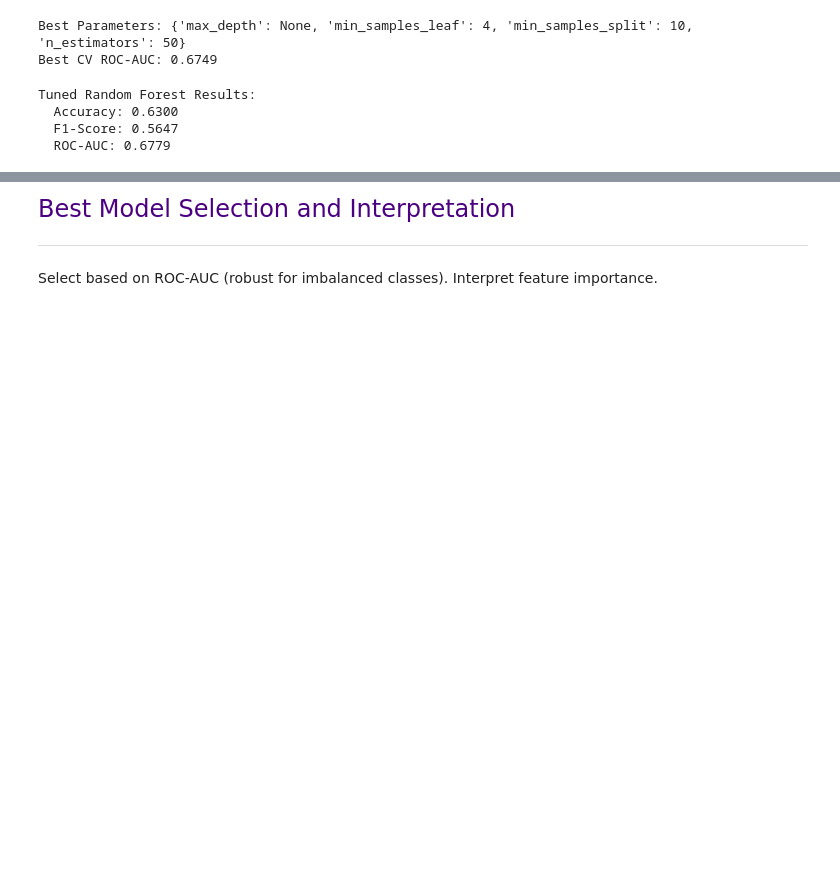
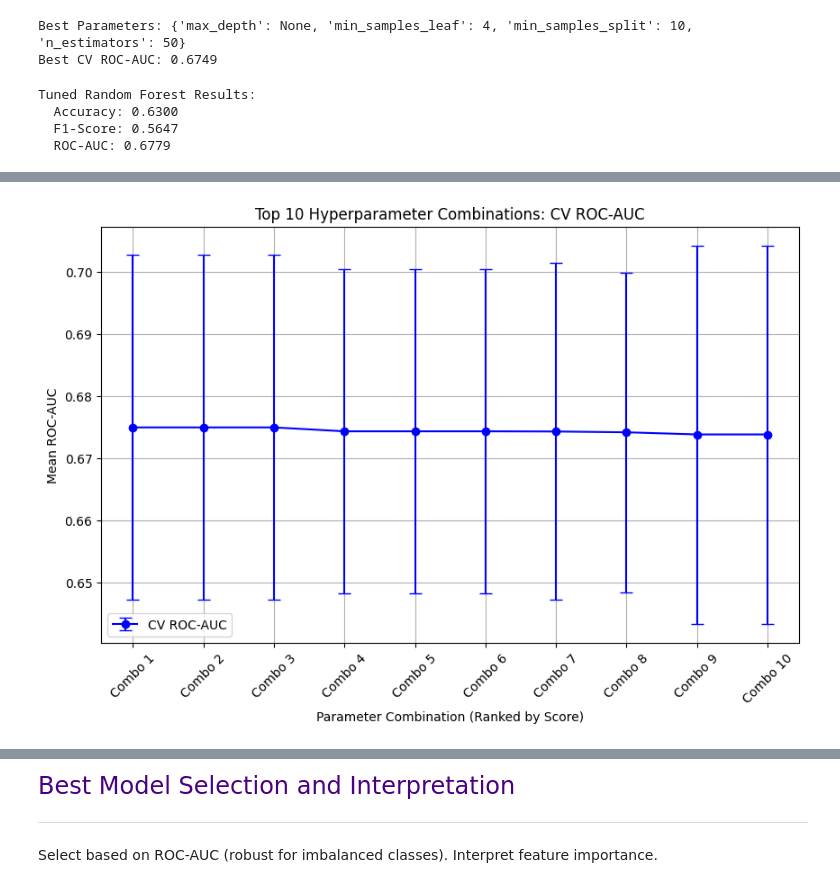
Before and after one commit to Kanakbaghel/Model_Evaluation_and_Tuning, a Jupyter notebook: Project_Notebook.ipynb, the cells around one changed output, grey strips where cells are left out. Saved outputs shown, nothing was run; the diff lists cells and outputs as text; code cells hidden in the pictures; blank space fills up the shorter version.

```diff
--- a/Project_Notebook.ipynb
+++ b/Project_Notebook.ipynb
@@ -424,0 +505,16 @@ Tuned Random Forest Results:
+# %%
+# Line Plot: Best scores across parameter combinations (sorted by score)
+top_results = cv_results.nlargest(10, 'mean_test_score')[['params', 'mean_test_score', 'std_test_score']]
+top_results['params_str'] = top_results['params'].apply(lambda x: str(x))  # Convert dict to string for plotting
+plt.figure(figsize=(10, 6))
+plt.errorbar(range(len(top_results)), top_results['mean_test_score'], yerr=top_results['std_test_score'],
+             fmt='o-', capsize=5, color='blue', label='CV ROC-AUC')
+plt.xticks(range(len(top_results)), [f"Combo {i+1}" for i in range(len(top_results))], rotation=45)
+plt.title('Top 10 Hyperparameter Combinations: CV ROC-AUC')
+plt.xlabel('Parameter Combination (Ranked by Score)')
+plt.ylabel('Mean ROC-AUC')
+plt.legend()
+plt.grid(True)
+plt.show()
+# %% [output]
+[figure, added]
```
Also changed, not shown: parts of 8 cells of this notebook.
